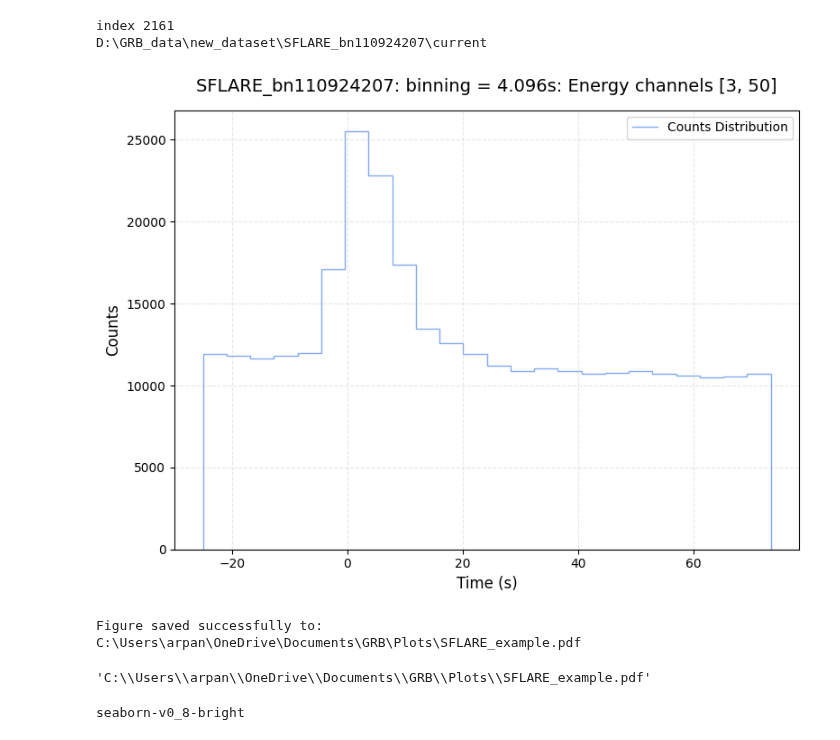
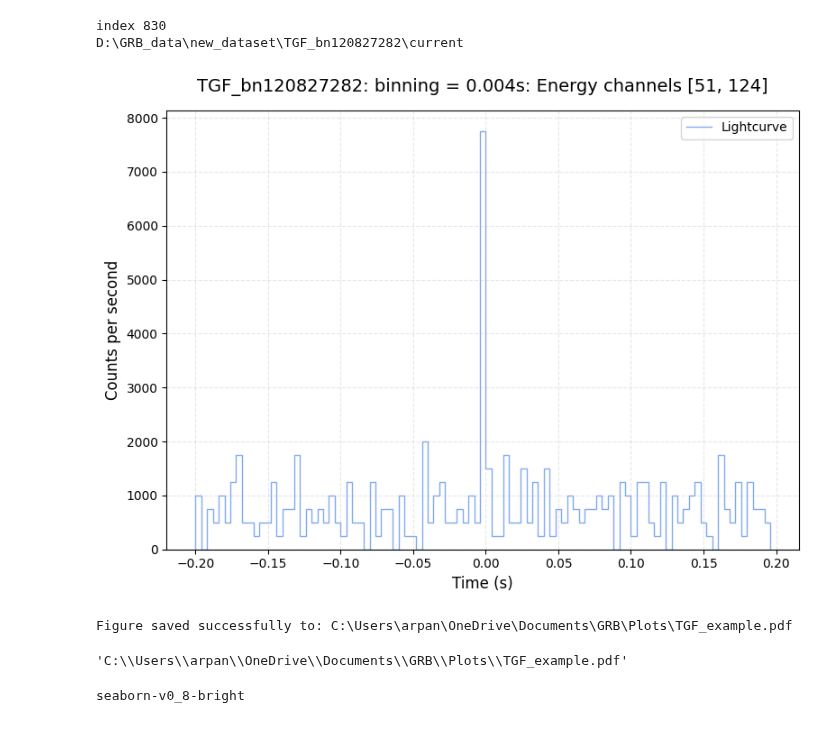
Before and after one commit to ArpanJohn/Transient_Classification, a Jupyter notebook: Standard_lightcurve_plot.ipynb, the cells around one changed output. Cells and saved outputs as stored; diff of their text form; code cells hidden in the pictures.

```diff
--- a/Standard_lightcurve_plot.ipynb
+++ b/Standard_lightcurve_plot.ipynb
@@ -134,8 +134,8 @@ def lc_from_folder(folder, bins, chr, label, style_no = 0):
 
     # Create histogram
     hist, edges = np.histogram(counts, bins=bins)
-    # bin_size = bins[1]-bins[0]
-    # hist = hist / bin_size # converting to rates
+    bin_size = bins[1]-bins[0]
+    hist = hist / bin_size # converting to rates
 
     # Plot histogram
     fig = plt.figure(figsize=(8, 6))
@@ -146,11 +146,11 @@ def lc_from_folder(folder, bins, chr, label, style_no = 0):
 
     # Plot the histogram as a step plot
     plt.stairs(hist, edges, fill=False, alpha=0.8, color='cornflowerblue',
-            label='Counts Distribution')
+            label='Lightcurve')
 
     # Customize the plot
     plt.xlabel('Time (s)', fontsize=12)
-    plt.ylabel('Counts', fontsize=12)
+    plt.ylabel('Counts per second', fontsize=12)
     plt.title(f'{label}', fontsize=14, pad=15)
 
     # Add grid for better readability
@@ -170,38 +170,41 @@ def lc_from_folder(folder, bins, chr, label, style_no = 0):
 # %%
 # importing the events.csv file
 df = pd.read_csv('events.csv')
 # print(df.head())
 N = len(df)
 
+i = 0
 while True:
     i = np.random.randint(0,N)
-    i = 2161
+    # i = 2161
     folder = df.iloc[i]['filename']
     event_type, event = folder.split("_")
 
-    if event_type == 'SFLARE':
+    if folder == "TGF_bn120827282":
         break
+    # if event_type == 'TGF':
+    #     break
 print("index",i)
 
 
 bin_sizes = [0.001, 0.004, 0.016, 0.064, 0.256, 1.024, 4.096]
-bin = -1
-bins = np.arange(-25,75,bin_sizes[bin])
+bin = 1
+bins = np.arange(-0.2,0.2,bin_sizes[bin])
 
 channels = [3, 50] # 10 to 100 keV
-# channels = [51,124] # 100 to 900 keV
+channels = [51,124] # 100 to 900 keV
 
 fig = lc_from_folder(folder, bins, channels, label=f"{folder}: binning = {bin_sizes[bin]}s: Energy channels {channels}")
 
 
 plt.show()
 save_to_dir(fig, f'{event_type}_example')
 # %% [output]
-index 2161
-D:\GRB_data\new_dataset\SFLARE_bn110924207\current
+index 830
+D:\GRB_data\new_dataset\TGF_bn120827282\current
-[figure, old version]
+[figure, new version]
-Figure saved successfully to: C:\Users\arpan\OneDrive\Documents\GRB\Plots\SFLARE_example.pdf
+Figure saved successfully to: C:\Users\arpan\OneDrive\Documents\GRB\Plots\TGF_example.pdf
-'C:\\Users\\arpan\\OneDrive\\Documents\\GRB\\Plots\\SFLARE_example.pdf'
+'C:\\Users\\arpan\\OneDrive\\Documents\\GRB\\Plots\\TGF_example.pdf'
 # %%
 print(plt.style.available[12])
 # %% [output]
```
Also changed, not shown: 2 other files.
